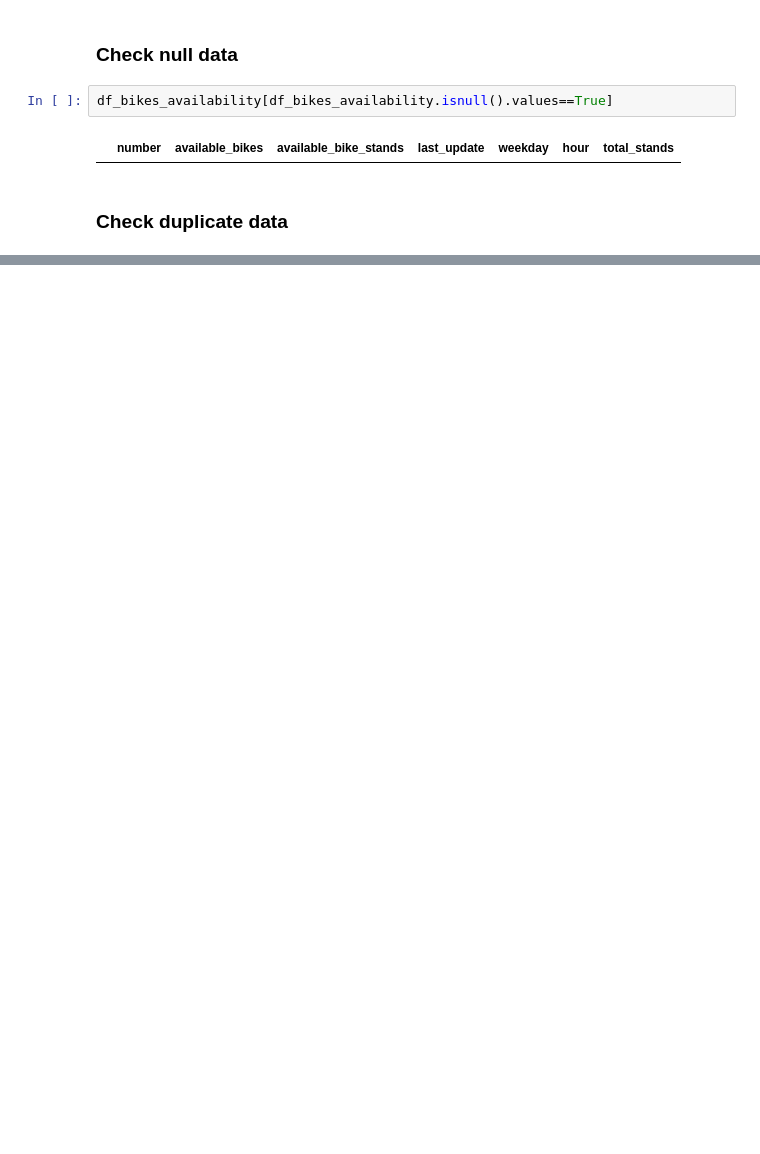
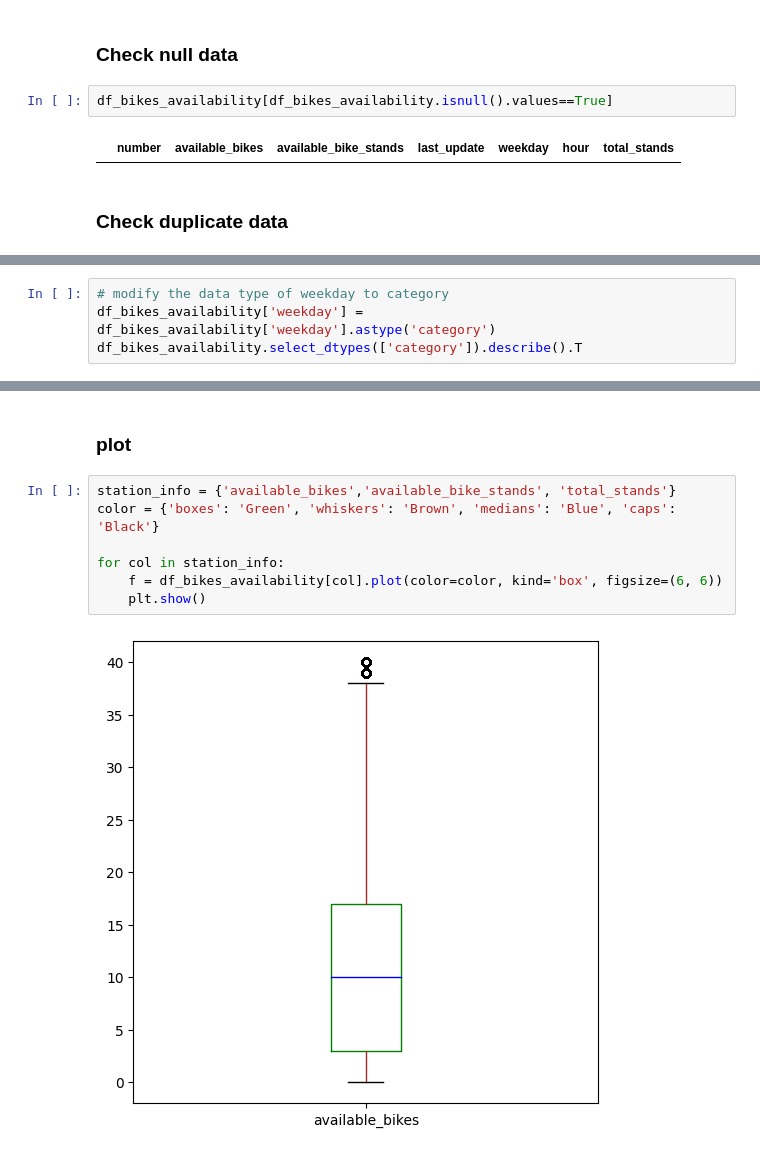
Before and after one commit to yifanwu0097/BikeBeehive, a Jupyter notebook: MachineLearning/models.ipynb, the cells around one changed output, grey strips where cells are left out. Drawn from its saved outputs; the diff is of its cells as text; blank space fills up the shorter version.

```diff
--- a/MachineLearning/models.ipynb
+++ b/MachineLearning/models.ipynb
@@ -72,0 +85,4 @@ df_bikes_availability[df_bikes_availability.isnull().values==True]
+# %%
+# modify the data type of weekday to category
+df_bikes_availability['weekday'] = df_bikes_availability['weekday'].astype('category')
+df_bikes_availability.select_dtypes(['category']).describe().T
@@ -72,0 +106,11 @@ df_bikes_availability[df_bikes_availability.isnull().values==True]
+# %% [markdown]
+### plot
+# %%
+station_info = {'available_bikes','available_bike_stands', 'total_stands'}
+color = {'boxes': 'Green', 'whiskers': 'Brown', 'medians': 'Blue', 'caps': 'Black'}
+
+for col in station_info:
+    f = df_bikes_availability[col].plot(color=color, kind='box', figsize=(6, 6))
+    plt.show()
+# %% [output]
+[figure, added]
```
Also changed, not shown: parts of 25 cells of this notebook, 3 other files.
